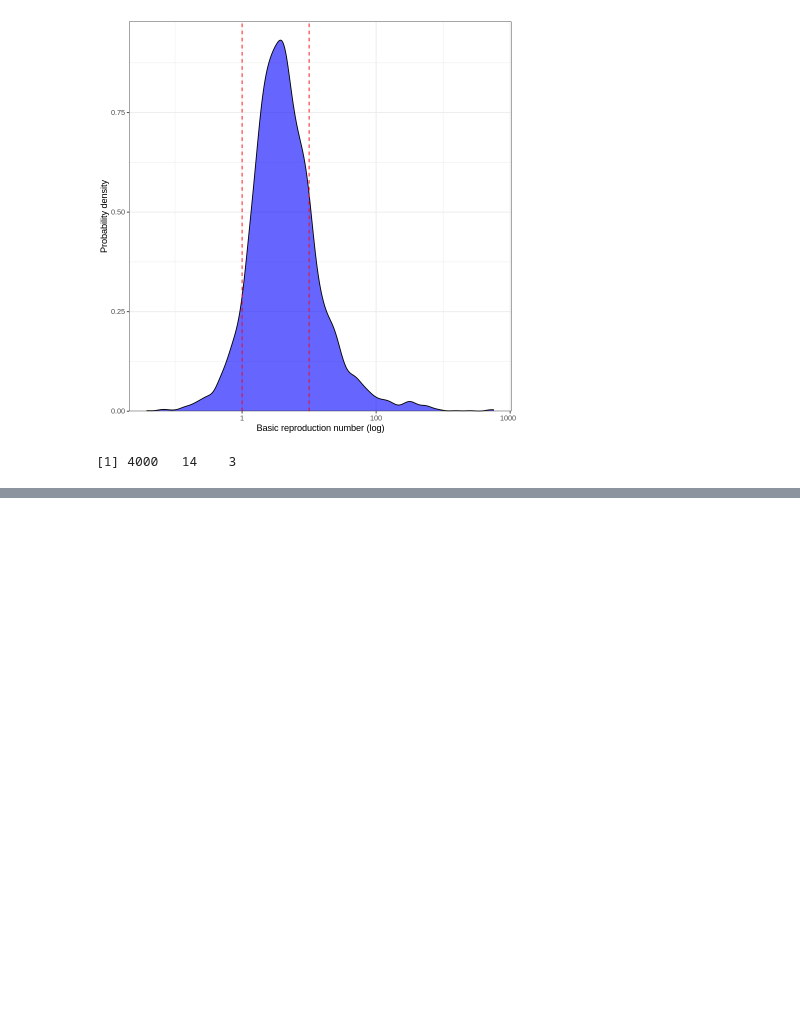
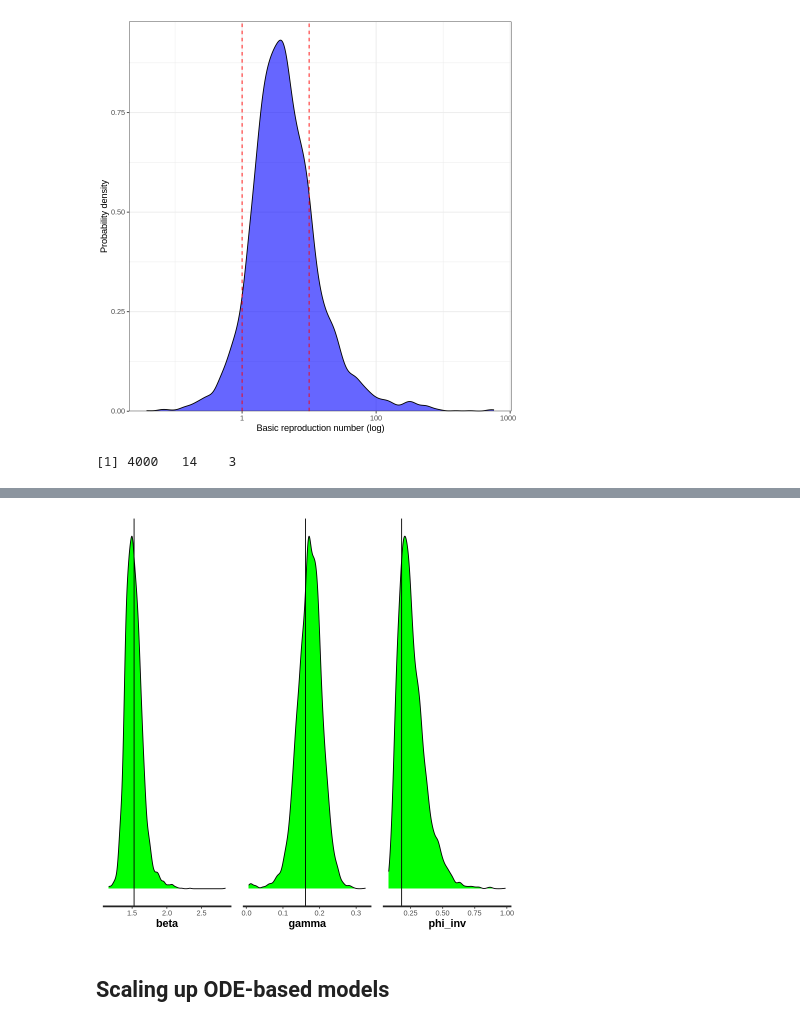
Before and after one commit to hublun/Bayesian_Aggregation_Average_Data, a Jupyter notebook: ODR_2024_1_22.ipynb, the cells around one changed output, grey strips where cells are left out. Drawn from its saved outputs; the diff is of its cells as text; code cells hidden in the pictures; blank space fills up the shorter version.

```diff
--- a/ODR_2024_1_22.ipynb
+++ b/ODR_2024_1_22.ipynb
@@ -315,0 +339,5 @@ draws %>%
+# %%
+# one arbitrary draw from the prior distribution
+draw <- 12
+# the number of predicted cases sampled from the prior distribution, which we will use as data
+cases_simu <- s_prior$pred_cases[draw,]
@@ -315,0 +348,6 @@ draws %>%
+# %%
+data_simu <-  list (n_days  = n_days, y0 = y0, t0 = t0, ts = t, N=N, cases=cases_simu, compute_likelihood=1)
+fit_simu <- sampling(model,
+                     data=data_simu,
+                     chains=4,
+                     seed = 0)
@@ -315,0 +394,11 @@ draws %>%
+# %%
+c_simu= "green"
+# %%
+plot_beta <- stan_dens(fit_simu, pars="beta", fill = c_simu) + geom_vline(xintercept =s_prior$beta[draw])
+plot_gamma <- stan_dens(fit_simu, pars="gamma", fill = c_simu) + geom_vline(xintercept = s_prior$gamma[draw])
+plot_phi <- stan_dens(fit_simu, pars="phi_inv", fill = c_simu) + geom_vline(xintercept = s_prior$phi_inv[draw])
+grid.arrange(plot_beta, plot_gamma, plot_phi, nrow=1)
+# %% [output]
+[figure, added]
+# %% [markdown]
+## Scaling up ODE-based models
```
Also changed, not shown: parts of 17 cells of this notebook, 1 other file.
